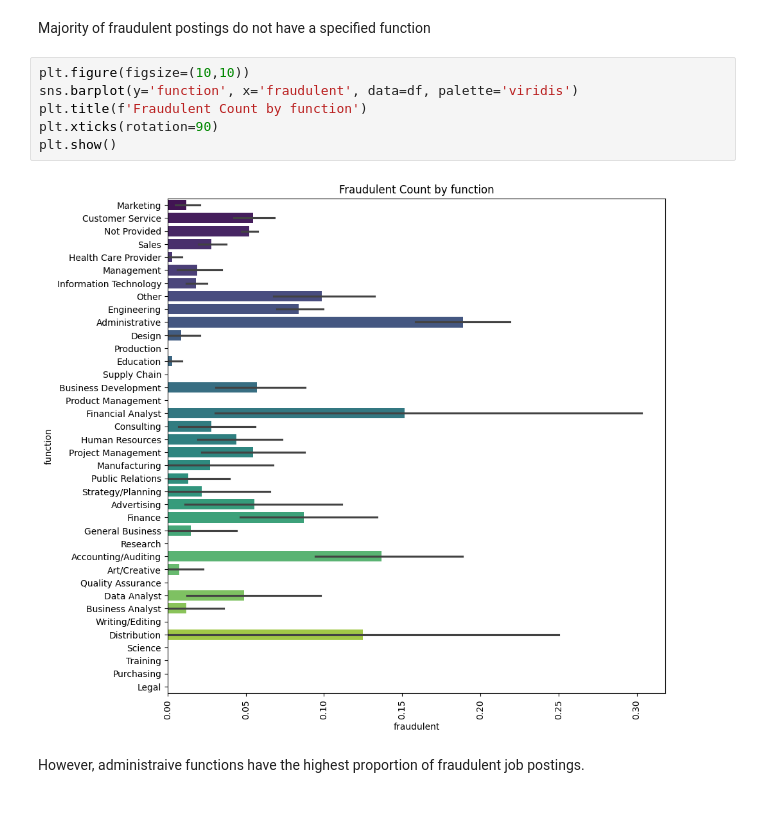
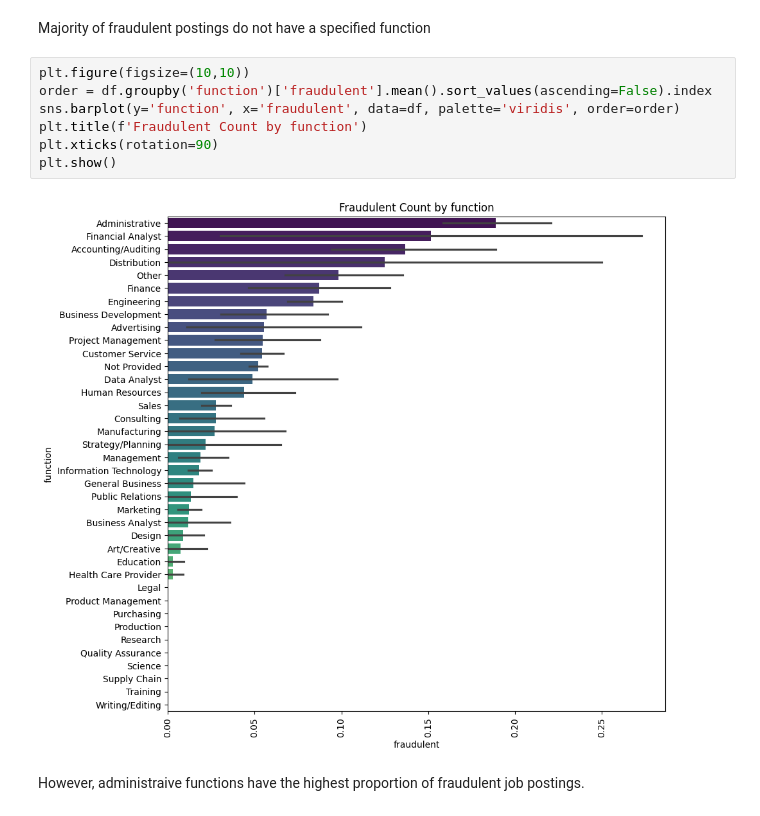
Before and after one commit to Bearson678/fake-job-posting_DL_Project, a Jupyter notebook: EDA.ipynb, the cells around one changed output. Saved outputs shown, nothing was run; the diff lists cells and outputs as text.

```diff
--- a/EDA.ipynb
+++ b/EDA.ipynb
@@ -426,12 +417,13 @@ plt.show()
 Majority of fraudulent postings do not have a specified function
 # %%
 plt.figure(figsize=(10,10))
-sns.barplot(y='function', x='fraudulent', data=df, palette='viridis')
+order = df.groupby('function')['fraudulent'].mean().sort_values(ascending=False).index
+sns.barplot(y='function', x='fraudulent', data=df, palette='viridis', order=order)
 plt.title(f'Fraudulent Count by function')
 plt.xticks(rotation=90)
 plt.show()
 # %% [output]
-[figure, old version]
+[figure, new version]
 # %% [markdown]
 However, administraive functions have the highest proportion of fraudulent job postings.
 # %%
```
Also changed, not shown: parts of 20 cells of this notebook.
